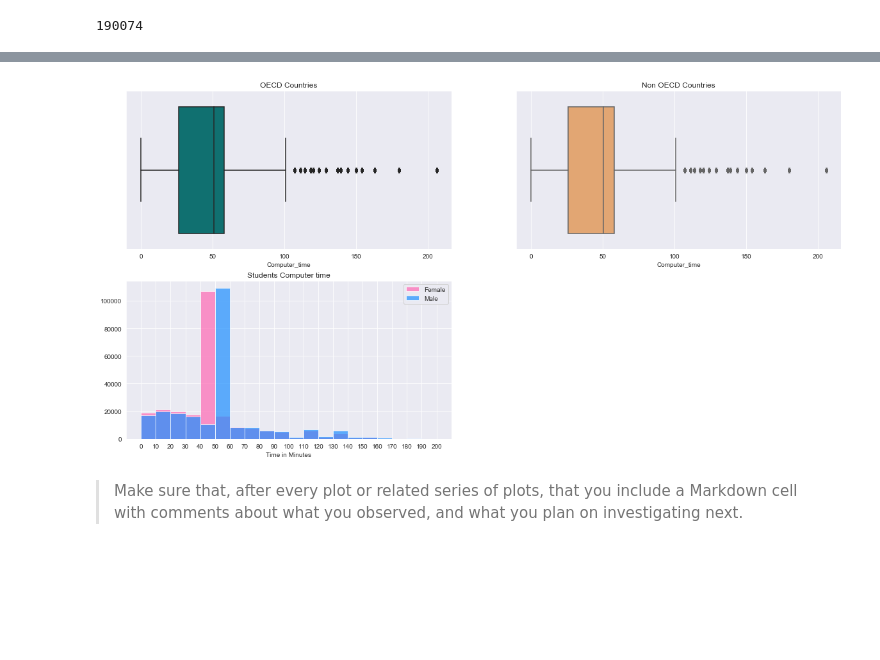
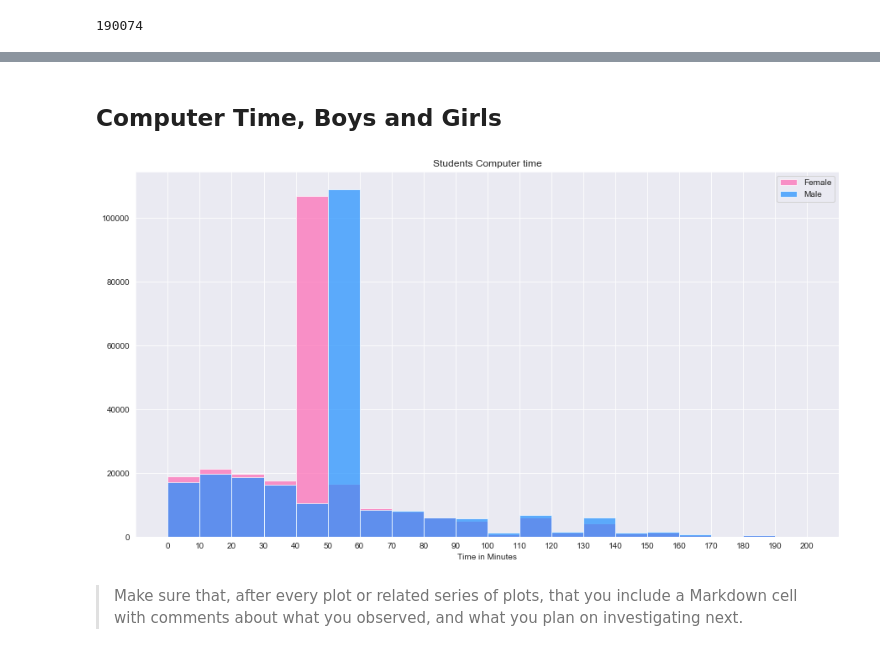
Before and after one commit to gwizamaryse/communicate-data-finding, a Jupyter notebook: exploration_PISA.ipynb, the cells around one changed output, grey strips where cells are left out. Cells and saved outputs as stored; diff of their text form; code cells hidden in the pictures; blank space fills up the shorter version.

Commit message:
FEAT: Univariate plot boys and girls computer time

```diff
--- a/exploration_PISA.ipynb
+++ b/exploration_PISA.ipynb
@@ -388,29 +402,20 @@ Non_OECD_PC.count()
+# %% [markdown]
+## Computer Time, Boys and Girls
 # %%
-plt.figure(figsize = [20, 10])
-color_OECD='#008080'
-color_NOECD = '#F4A460'
+plt.figure(figsize = [15, 8])
+
 color_girls= '#FF69B4'
 color_boys = '#1E90FF'
 
 bins_hist = np.arange(0,210, 10)
-# 1st row
-plt.subplot(2, 2, 1)
-ax = sb.boxplot(x=OECD['Computer_time'], color=color_OECD).set_title('OECD Countries')
-
-plt.subplot(2, 2, 2)
-ax = sb.boxplot(x=OECD['Computer_time'], color=color_NOECD).set_title('Non OECD Countries')
-
-# 2nd row
-plt.subplot(2, 2, 3)
-#ax = sb.violinplot(x=male['Computer_time'], color=color_boys)
 plt.hist(female['Computer_time'], bins = bins_hist, alpha = 0.7, color=color_girls);
 plt.hist(male['Computer_time'], bins = bins_hist, alpha = 0.7, color=color_boys);
 plt.xticks(bins_hist)
 plt.xlabel('Time in Minutes');
 plt.title("Students Computer time")
 plt.legend(["Female", "Male"]);
 # %% [output]
-[figure, old version]
+[figure, new version]
 # %% [markdown]
 > Make sure that, after every plot or related series of plots, that you
 include a Markdown cell with comments about what you observed, and what
```
Also changed, not shown: parts of 4 cells of this notebook.
